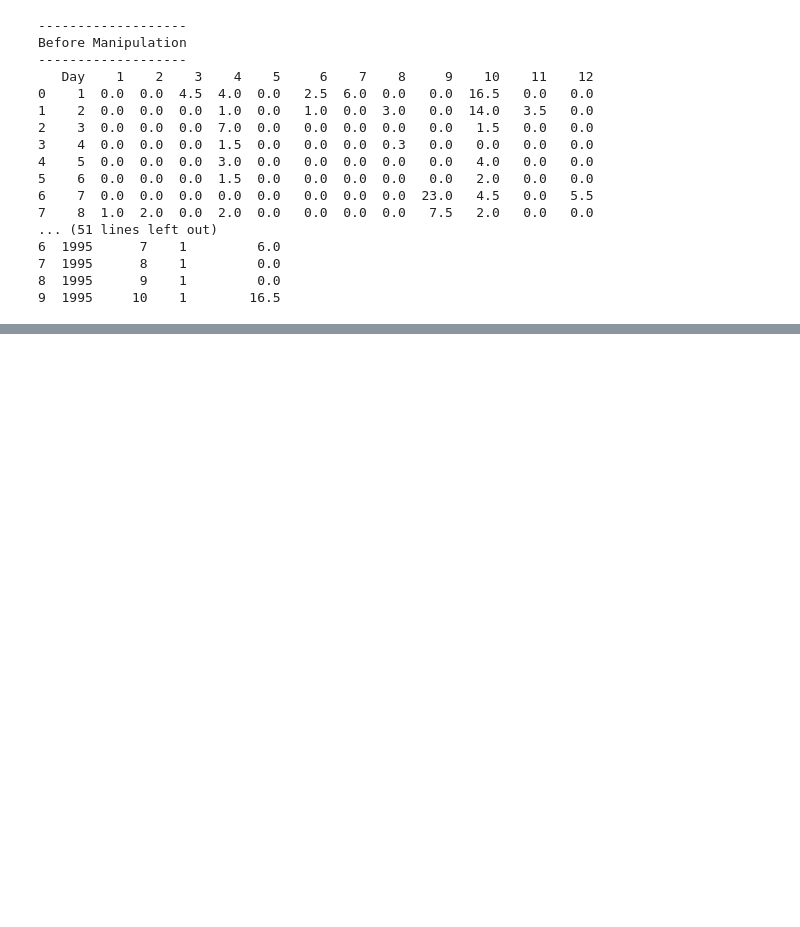
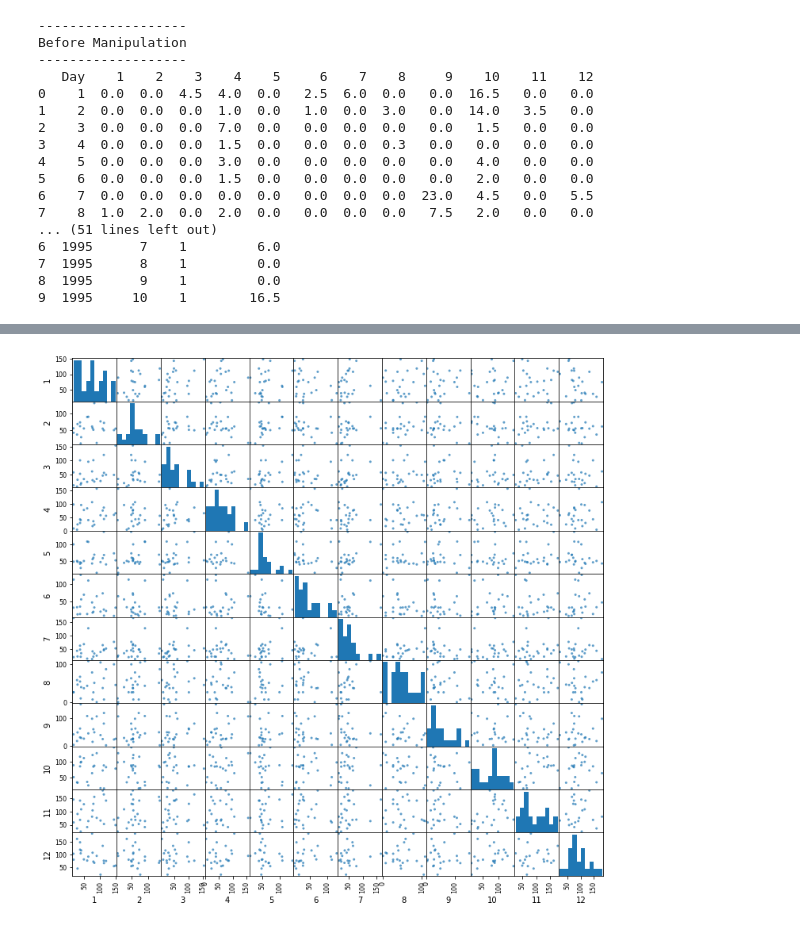
Before and after one commit to rmadar/ExamplesWithPython, a Jupyter notebook: PluviometryAnalysis.ipynb, the cells around one changed output, grey strips where cells are left out. Saved outputs shown, nothing was run; the diff lists cells and outputs as text; code cells hidden in the pictures; blank space fills up the shorter version.

```diff
--- a/PluviometryAnalysis.ipynb
+++ b/PluviometryAnalysis.ipynb
@@ -112,3 +124,9 @@ for name,group in dataG:
+# %%
+# Probe correlations between the months of the total rain/month
+pd.plotting.scatter_matrix(DataPerMonth, figsize=(12,12), alpha=0.7, diagonal='hist')
+plt.draw()
+# %% [output]
+[figure, added]
 # %%
 dataYmean = fullData.groupby('Year') .mean() # Average mm over month and days, for each year
 dataMmean = fullData.groupby('Month').mean() # Average mm over days and years, for each month
```
Also changed, not shown: parts of 11 cells of this notebook.
